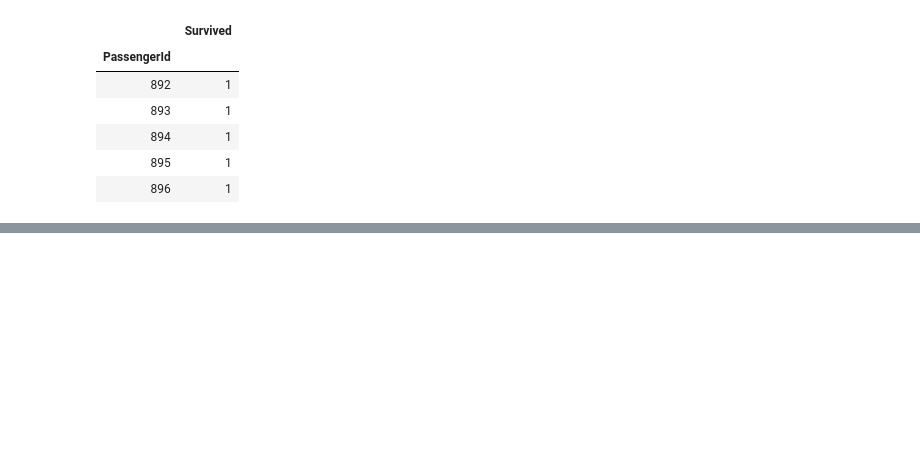
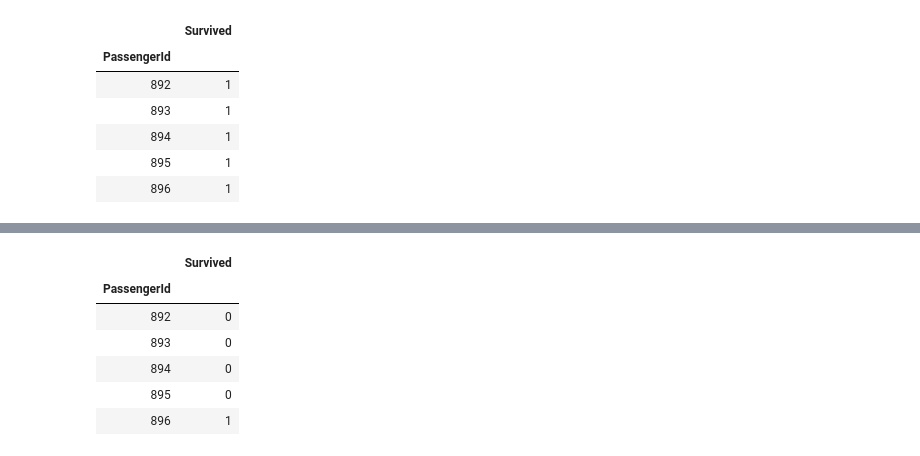
Before and after one commit to cristobalza/lab_5_kaggle_dma, a Jupyter notebook: kaggle_lab_5.ipynb, the cells around one changed output, grey strips where cells are left out. Cells and saved outputs as stored; diff of their text form; code cells hidden in the pictures; blank space fills up the shorter version.

Commit message:
second kaggle submission

```diff
--- a/kaggle_lab_5.ipynb
+++ b/kaggle_lab_5.ipynb
@@ -1067,0 +1142,14 @@ submission.reset_index().to_csv('output/submission.csv', index=False)
+# %%
+winner = GradientBoostingClassifier()
+winner.fit(x_train, target)
+submission = pd.DataFrame(index=passengers_ID_test)
+submission['Survived'] = winner.predict(x_test)
+submission.head()
+# %% [output]
+|  | Survived |
+| PassengerId |  |
+| 892 | 0 |
+| 893 | 0 |
+| 894 | 0 |
+| 895 | 0 |
+| 896 | 1 |
```
Also changed, not shown: parts of 5 cells of this notebook, 1 other file.
